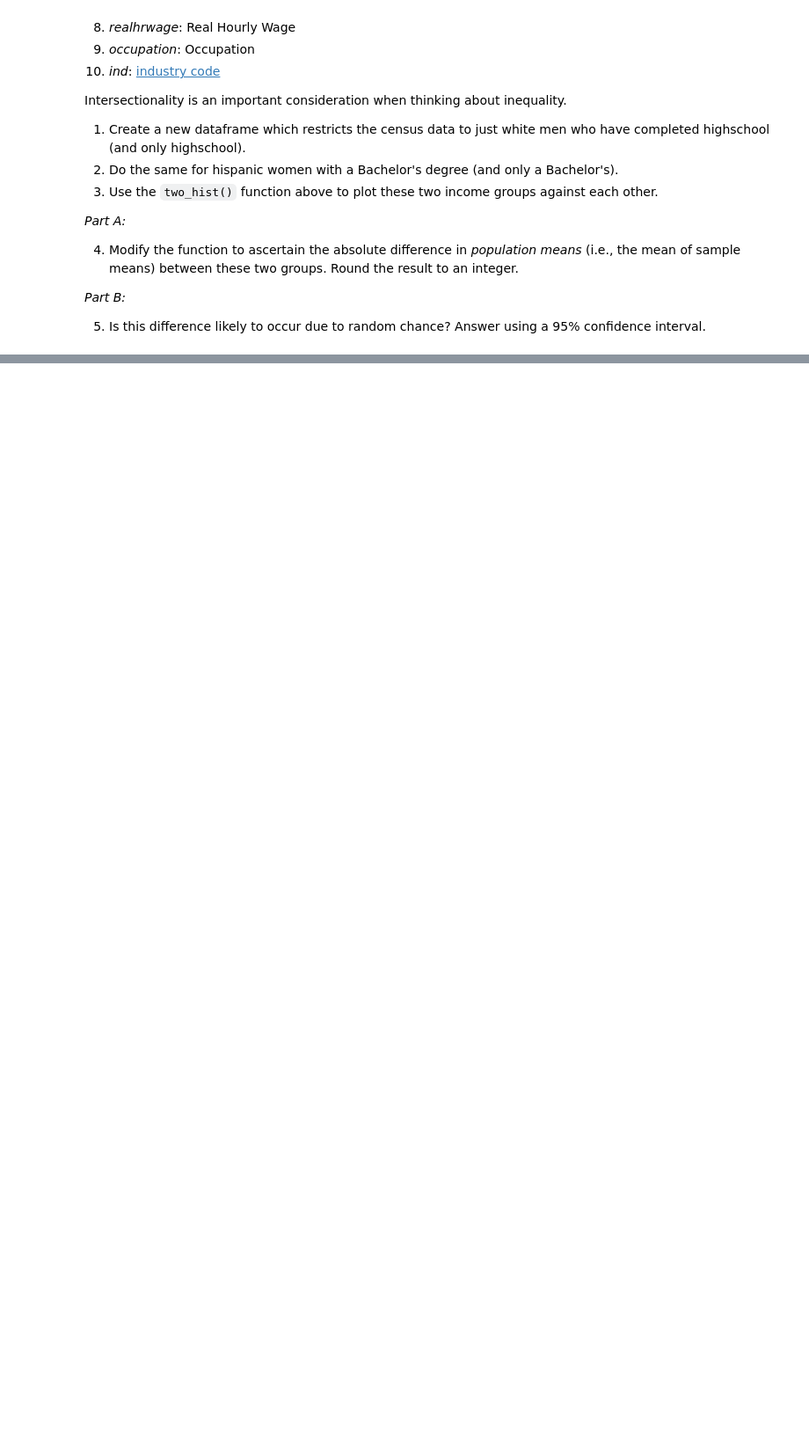
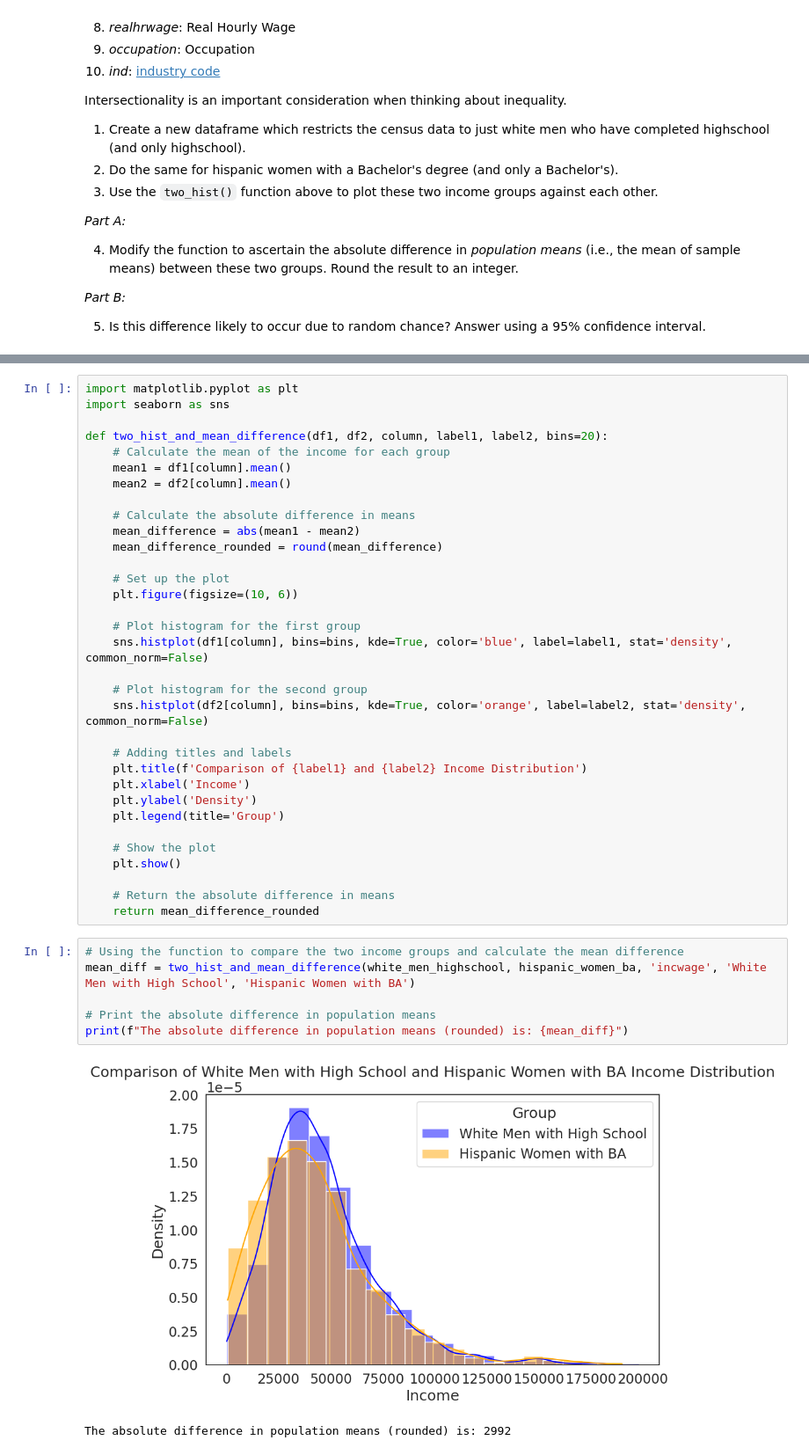
Before and after one commit to yannisyeung/QM2, a Jupyter notebook: W5_Distributions_and_Basic_Statistics.ipynb, the cells around one changed output, grey strips where cells are left out. Shown at 88% size. Drawn from its saved outputs; the diff is of its cells as text; blank space fills up the shorter version.

```diff
--- a/W5_Distributions_and_Basic_Statistics.ipynb
+++ b/W5_Distributions_and_Basic_Statistics.ipynb
@@ -540,0 +617,42 @@ Intersectionality is an important consideration when thinking about inequality.
+# %%
+import matplotlib.pyplot as plt
+import seaborn as sns
+
+def two_hist_and_mean_difference(df1, df2, column, label1, label2, bins=20):
+    # Calculate the mean of the income for each group
+    mean1 = df1[column].mean()
+    mean2 = df2[column].mean()
+
+    # Calculate the absolute difference in means
+    mean_difference = abs(mean1 - mean2)
+    mean_difference_rounded = round(mean_difference)
+
+    # Set up the plot
+    plt.figure(figsize=(10, 6))
+
+    # Plot histogram for the first group
+    sns.histplot(df1[column], bins=bins, kde=True, color='blue', label=label1, stat='density', common_norm=False)
+
+    # Plot histogram for the second group
+    sns.histplot(df2[column], bins=bins, kde=True, color='orange', label=label2, stat='density', common_norm=False)
+
+    # Adding titles and labels
+    plt.title(f'Comparison of {label1} and {label2} Income Distribution')
+    plt.xlabel('Income')
+    plt.ylabel('Density')
+    plt.legend(title='Group')
+
+    # Show the plot
+    plt.show()
+
+    # Return the absolute difference in means
+    return mean_difference_rounded
+# %%
+# Using the function to compare the two income groups and calculate the mean difference
+mean_diff = two_hist_and_mean_difference(white_men_highschool, hispanic_women_ba, 'incwage', 'White Men with High School', 'Hispanic Women with BA')
+
+# Print the absolute difference in population means
+print(f"The absolute difference in population means (rounded) is: {mean_diff}")
+# %% [output]
+[figure, added]
+The absolute difference in population means (rounded) is: 2992
```
Also changed, not shown: parts of 20 cells of this notebook.
